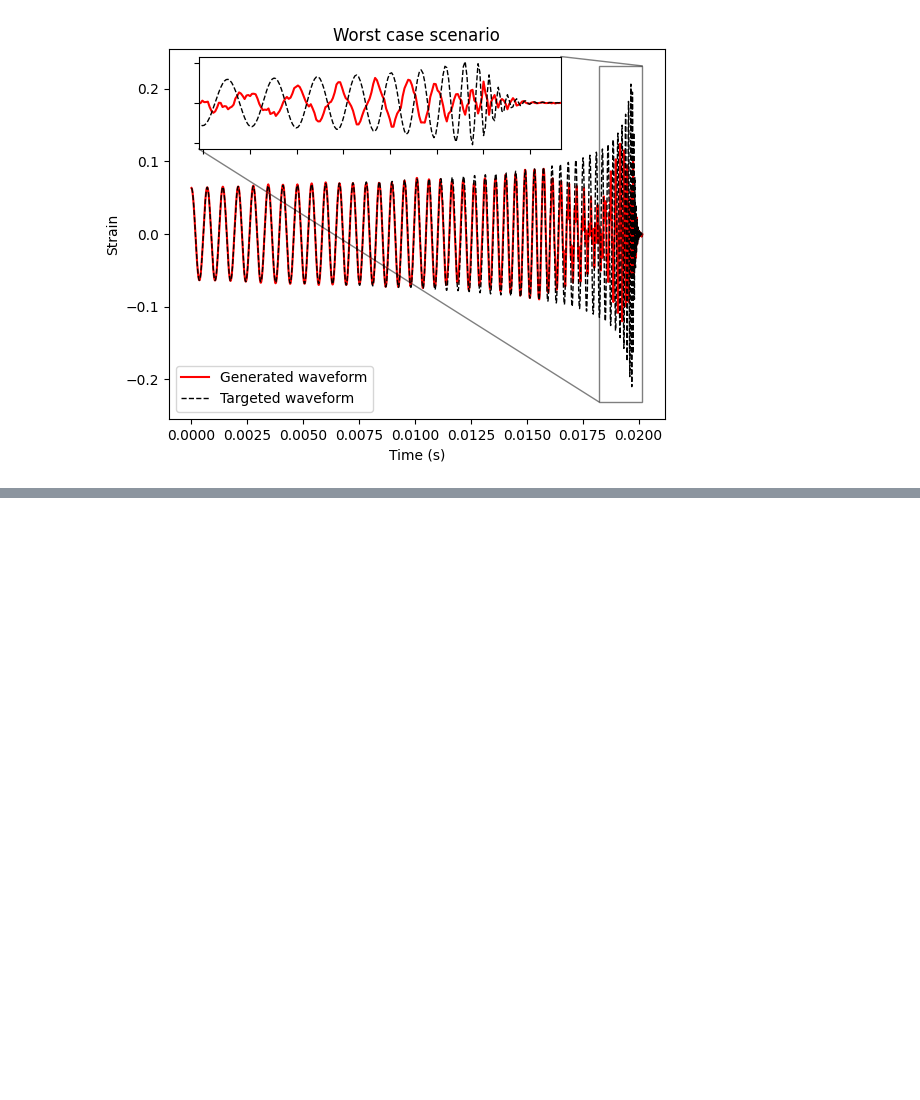
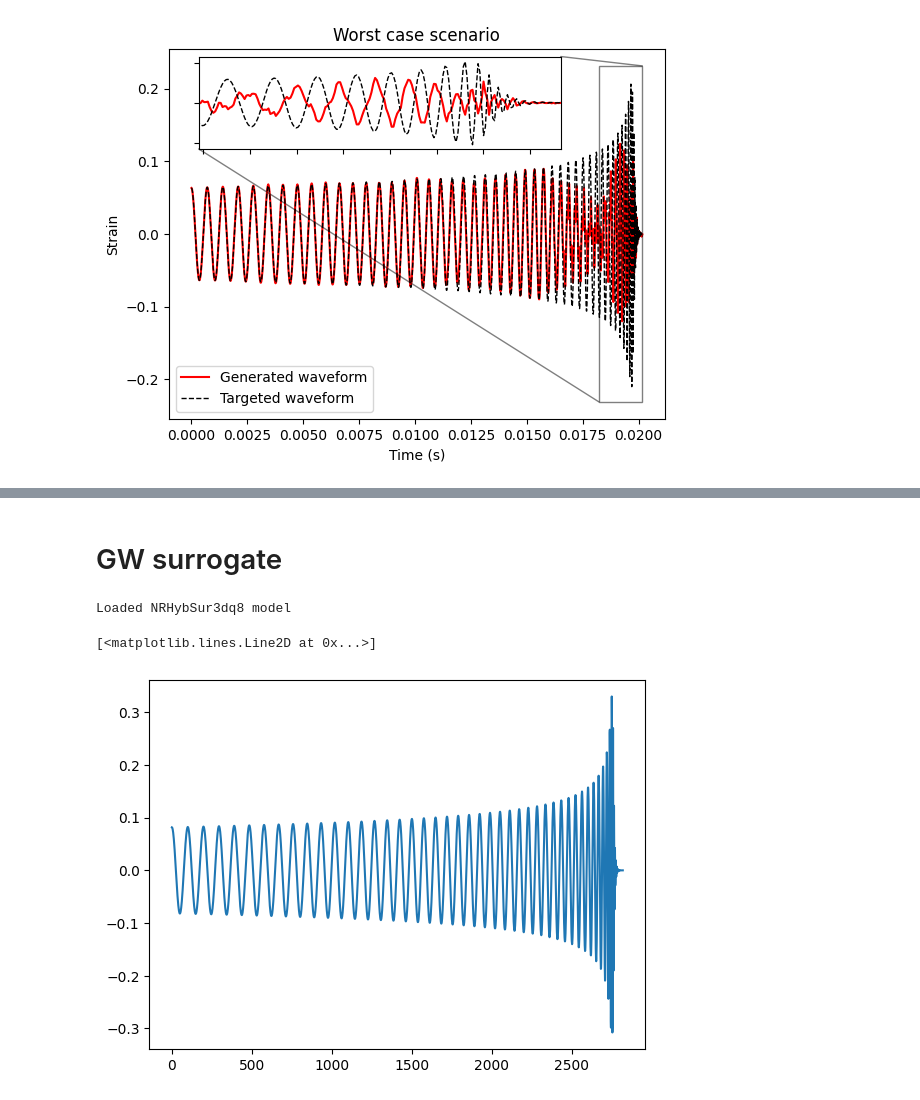
Before and after one commit to nivies/gw-waveform-dl-models, a Jupyter notebook: notes.ipynb, the cells around one changed output, grey strips where cells are left out. Saved outputs shown, nothing was run; the diff lists cells and outputs as text; code cells hidden in the pictures; blank space fills up the shorter version.

```diff
--- a/notes.ipynb
+++ b/notes.ipynb
@@ -401,0 +592,28 @@ nb_evaluate_model(y_pred_ts, data_loader, data_loader.delta_t)
+# %% [markdown]
+# GW surrogate
+# %%
+import gwsurrogate
+
+sur = gwsurrogate.LoadSurrogate('NRHybSur3dq8')
+
+q = 2.1
+z1 = 0.3
+z2 = -0.1
+M_sun = 1.9885e30
+c = 299792458
+G = 6.67430e-11
+f_low = 5e-3
+delta_t = 2
+
+delta_t_seconds = delta_t*G*M_sun/(c**3)
+
+_, h, _ = sur(q, [0, 0, z1], [0, 0, z2], dt=delta_t, f_low=f_low)
+# %% [output]
+Loaded NRHybSur3dq8 model
+# %%
+import matplotlib.pyplot as plt
+
+plt.plot(h[(2, 2)])
+# %% [output]
+[<matplotlib.lines.Line2D at 0x...>]
+[figure, added]
```
Also changed, not shown: parts of 53 cells of this notebook, 21 other files.
